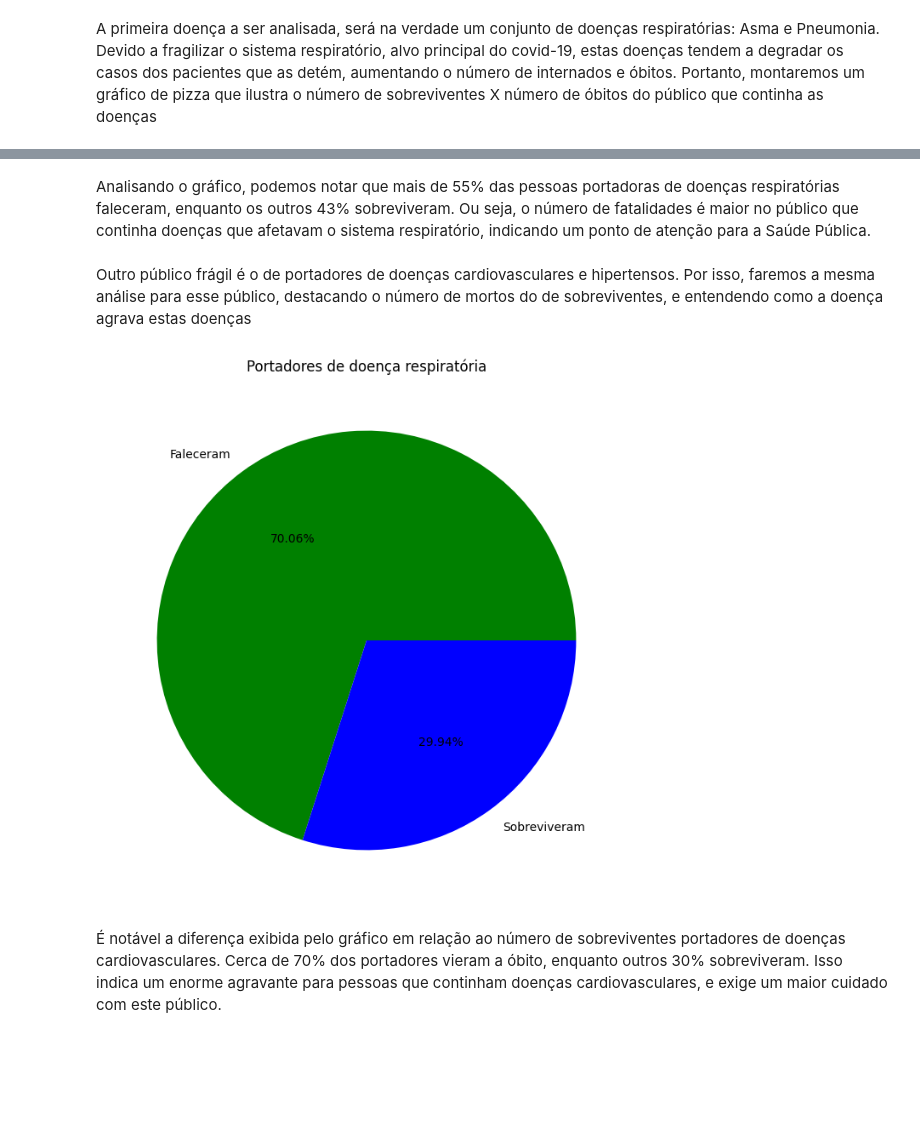
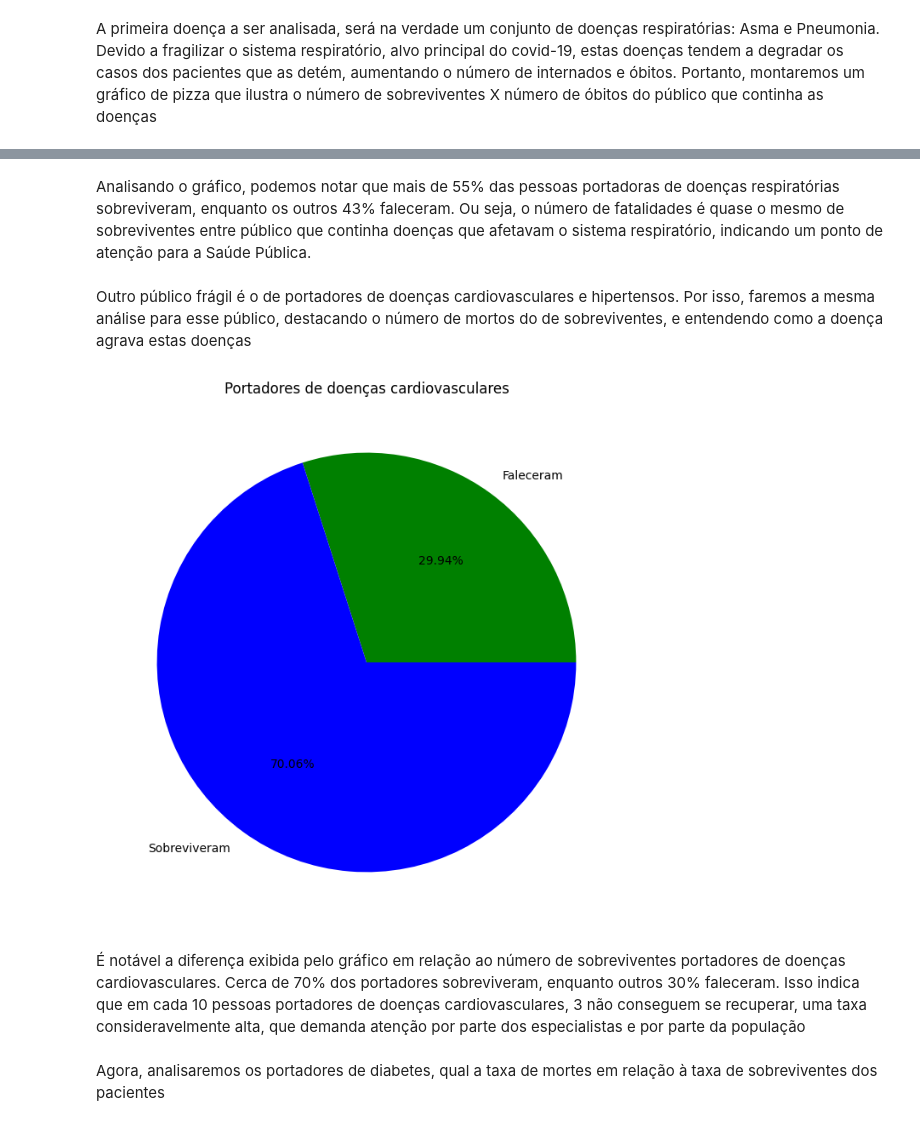
Before and after one commit to RyanForward/Semestre6, a Jupyter notebook: Trabalho/notebookTrab.ipynb, the cells around one changed output, grey strips where cells are left out. Cells and saved outputs as stored; diff of their text form; code cells hidden in the pictures; blank space fills up the shorter version.

Commit message:
Adicionando parte do trabalho, falta só um restante

```diff
--- a/Trabalho/notebookTrab.ipynb
+++ b/Trabalho/notebookTrab.ipynb
@@ -159,17 +159,19 @@ plt.show()
 # %% [markdown]
-Analisando o gráfico, podemos notar que mais de 55% das pessoas portadoras de doenças respiratórias faleceram, enquanto os outros 43% sobreviveram. Ou seja, o número de fatalidades é maior no público que continha doenças que afetavam o sistema respiratório, indicando um ponto de atenção para a Saúde Pública.
+Analisando o gráfico, podemos notar que mais de 55% das pessoas portadoras de doenças respiratórias sobreviveram, enquanto os outros 43% faleceram. Ou seja, o número de fatalidades é quase o mesmo de sobreviventes entre público que continha doenças que afetavam o sistema respiratório, indicando um ponto de atenção para a Saúde Pública.
 # %% [markdown]
 Outro público frágil é o de portadores de doenças cardiovasculares e hipertensos. Por isso, faremos a mesma análise para esse público, destacando o número de mortos do de sobreviventes, e entendendo como a doença agrava estas doenças
 # %%
 df_disease = df[(df['HIPERTENSION'] == 1) | (df['CARDIOVASCULAR'] == 1)]
 # %%
 plt.rcParams['figure.figsize'] = [10, 8]
-mortos = df_disease['DATE_DIED'].value_counts()['9999-99-99']
-vivos = len(df_disease) - mortos
-plt.title("Portadores de doença respiratória")
+vivos = df_disease['DATE_DIED'].value_counts()['9999-99-99']
+mortos = len(df_disease) - vivos
+plt.title("Portadores de doenças cardiovasculares")
 plt.pie([mortos, vivos], labels=["Faleceram", "Sobreviveram"], colors=["GREEN", "BLUE"], autopct="%.2f%%",)
 plt.show()
 # %% [output]
-[figure, old version]
+[figure, new version]
 # %% [markdown]
-É notável a diferença exibida pelo gráfico em relação ao número de sobreviventes portadores de doenças cardiovasculares. Cerca de 70% dos portadores vieram a óbito, enquanto outros 30% sobreviveram. Isso indica um enorme agravante para pessoas que continham doenças cardiovasculares, e exige um maior cuidado com este público.
+É notável a diferença exibida pelo gráfico em relação ao número de sobreviventes portadores de doenças cardiovasculares. Cerca de 70% dos portadores sobreviveram, enquanto outros 30% faleceram. Isso indica que em cada 10 pessoas portadores de doenças cardiovasculares, 3 não conseguem se recuperar, uma taxa consideravelmente alta, que demanda atenção por parte dos especialistas e por parte da população
+# %% [markdown]
+Agora, analisaremos os portadores de diabetes, qual a taxa de mortes em relação à taxa de sobreviventes dos pacientes
```
Also changed, not shown: parts of 24 cells of this notebook.
